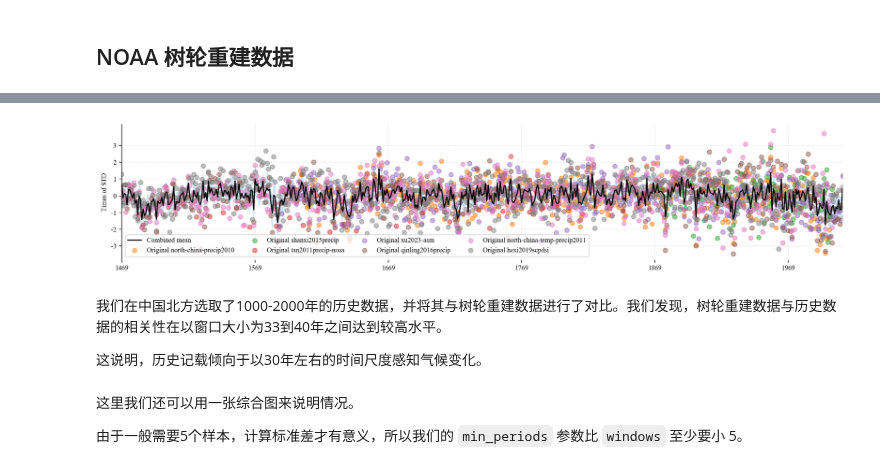
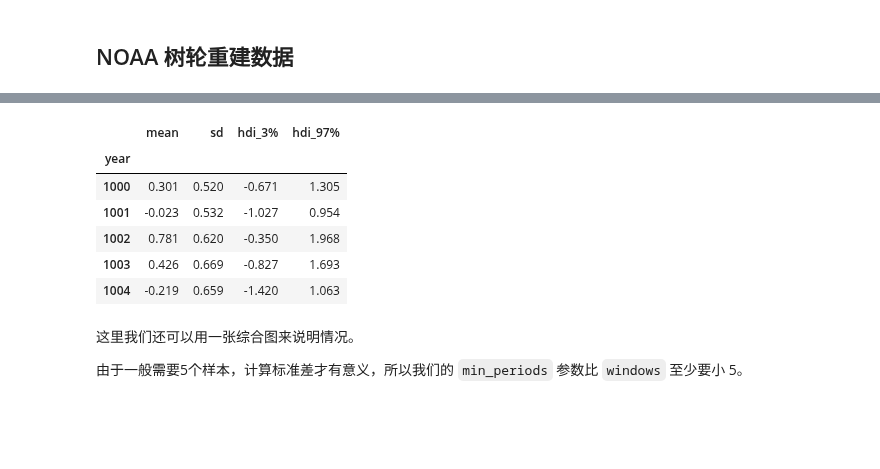
Before and after one commit to SongshGeo/shifting_baseline, a Jupyter notebook: reports/history.ipynb, the cells around one changed output, grey strips where cells are left out. Drawn from its saved outputs; the diff is of its cells as text; code cells hidden in the pictures; blank space fills up the shorter version.

```diff
--- a/reports/history.ipynb
+++ b/reports/history.ipynb
@@ -107,25 +48,14 @@ Sampling 4 chains for 1_000 tune and 2_000 draw iterations (4_000 + 8_000 draws
-# %%
-df = history.merge_with(combined)
-
-fig, ax = plt.subplots(figsize=(14, 3), tight_layout=True)
-ax = plot_combined_reconstruction(combined=combined, data=datasets, ax=ax)
-# history.plot(ax=ax, color="red", ls=":", label="Historical Mean")
-ax.set_ylabel("Times of STD")
-ax.legend(ncol=4, loc="lower left", fontsize=9)
-ax.set_xlim(1469, 2010)
-ax.spines["top"].set_visible(False)
-ax.spines["right"].set_visible(False)
-ax.spines["bottom"].set_visible(False)
-ax.grid(True, alpha=0.3, ls=":", color="gray")
-ax.set_xticks(np.arange(1469, 2010, 100))
-ax.set_yticks(np.arange(-3, 3.1, 1))
-plt.show();
-# %% [output]
-[figure, removed]
-# %% [markdown]
-我们在中国北方选取了1000-2000年的历史数据，并将其与树轮重建数据进行了对比。我们发现，树轮重建数据与历史数据的相关性在以窗口大小为33到40年之间达到较高水平。
-
-这说明，历史记载倾向于以30年左右的时间尺度感知气候变化。
+# %%
+combined = pd.read_csv(cfg.ds.out.tree_ring, index_col=0)
+combined.head()
+# %% [output]
+|  | mean | sd | hdi_3% | hdi_97% |
+| year |  |  |  |  |
+| 1000 | 0.301 | 0.520 | -0.671 | 1.305 |
+| 1001 | -0.023 | 0.532 | -1.027 | 0.954 |
+| 1002 | 0.781 | 0.620 | -0.350 | 1.968 |
+| 1003 | 0.426 | 0.669 | -0.827 | 1.693 |
+| 1004 | -0.219 | 0.659 | -1.420 | 1.063 |
 # %% [markdown]
 这里我们还可以用一张综合图来说明情况。
 
```
Also changed, not shown: parts of 8 cells of this notebook, 7 other files.
